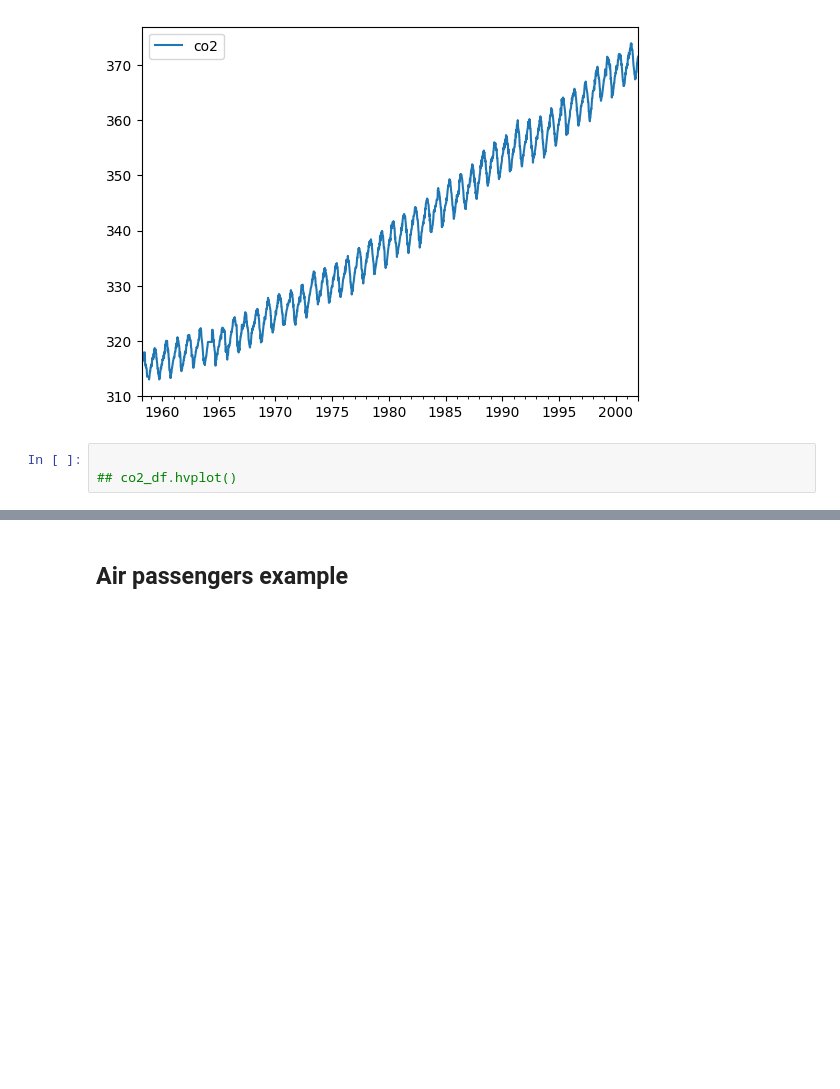
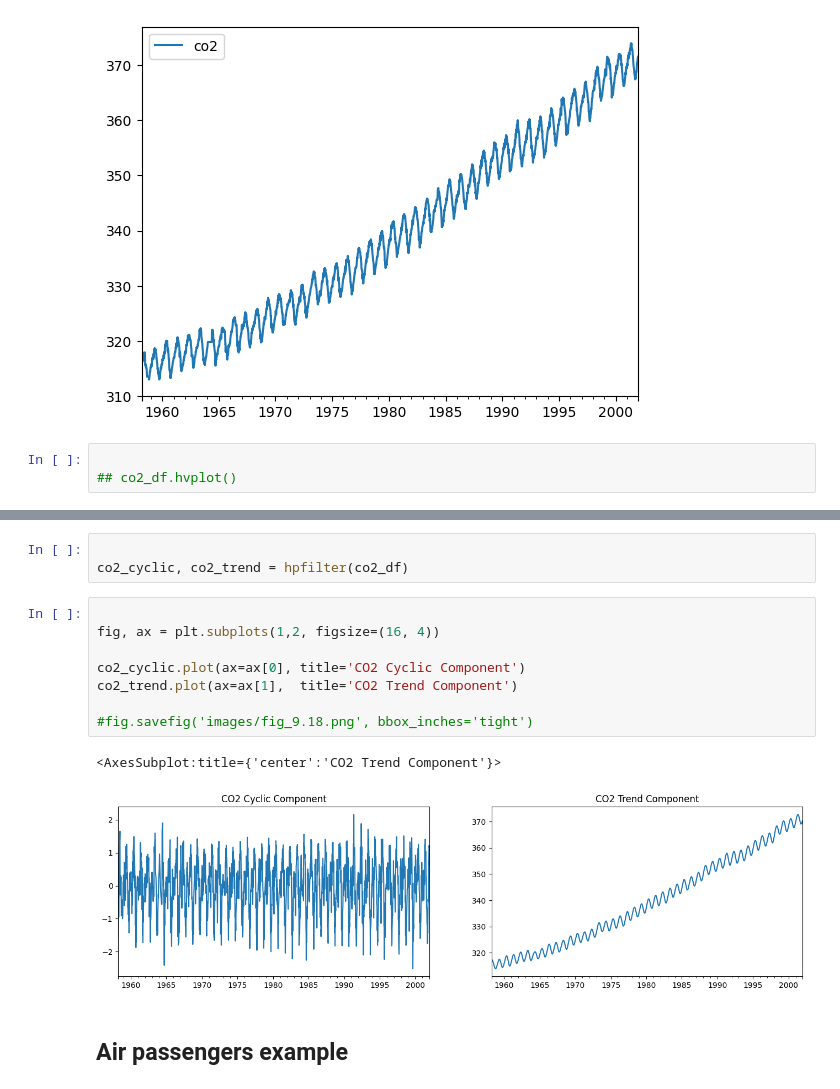
Before and after one commit to rcalix1/TimeSeriesAnalysis, a Jupyter notebook: time_series_data_example1.ipynb, the cells around one changed output, grey strips where cells are left out. Saved outputs shown, nothing was run; the diff lists cells and outputs as text; blank space fills up the shorter version.

```diff
--- a/time_series_data_example1.ipynb
+++ b/time_series_data_example1.ipynb
@@ -138,3 +198,17 @@ co2_df.plot()
+# %%
+
+co2_cyclic, co2_trend = hpfilter(co2_df)
+# %%
+
+fig, ax = plt.subplots(1,2, figsize=(16, 4))
+
+co2_cyclic.plot(ax=ax[0], title='CO2 Cyclic Component')
+co2_trend.plot(ax=ax[1],  title='CO2 Trend Component')
+
+#fig.savefig('images/fig_9.18.png', bbox_inches='tight')
+# %% [output]
+<AxesSubplot:title={'center':'CO2 Trend Component'}>
+[figure, added]
 # %% [markdown]
 
 ## Air passengers example
```
Also changed, not shown: parts of 14 cells of this notebook.
